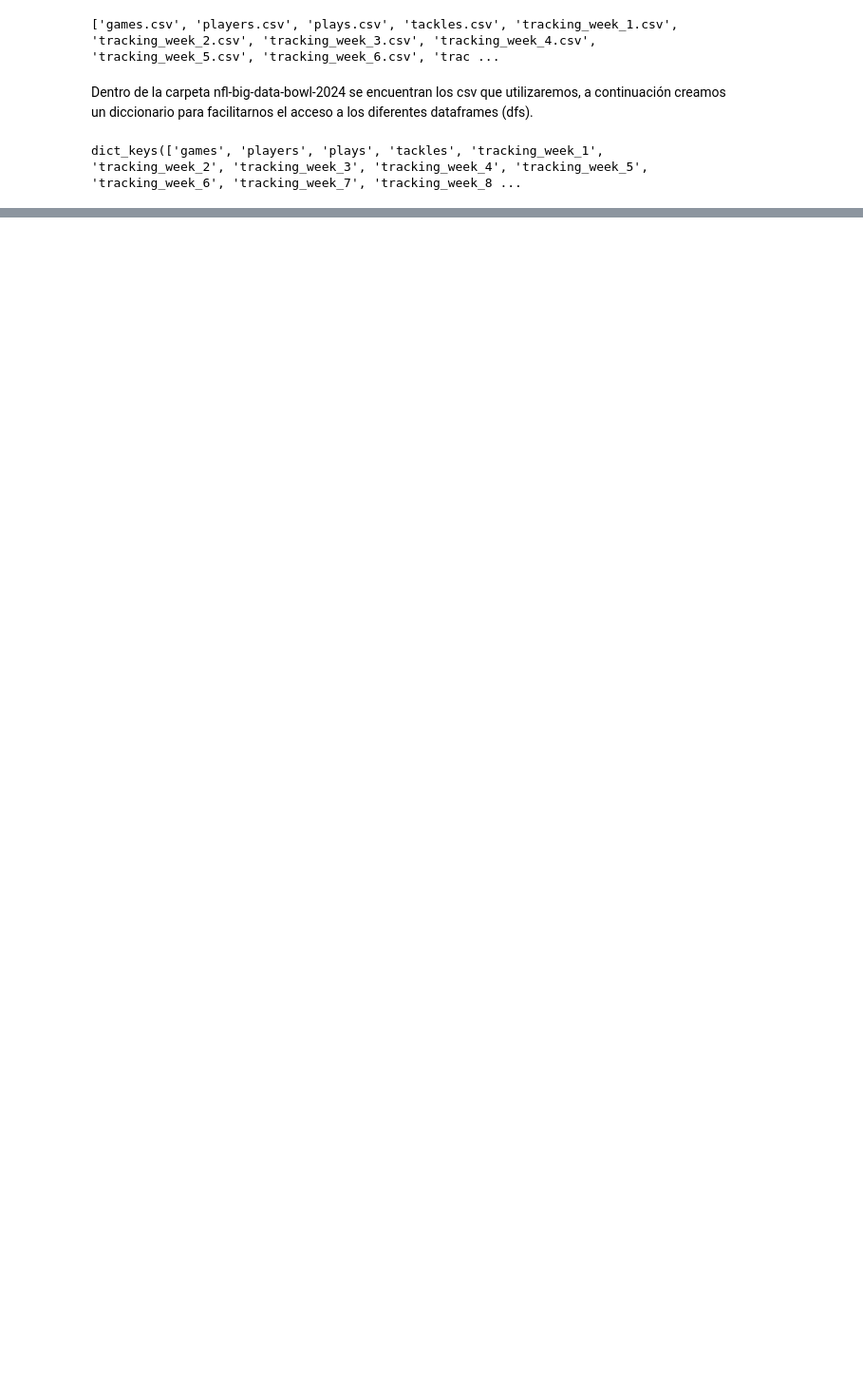
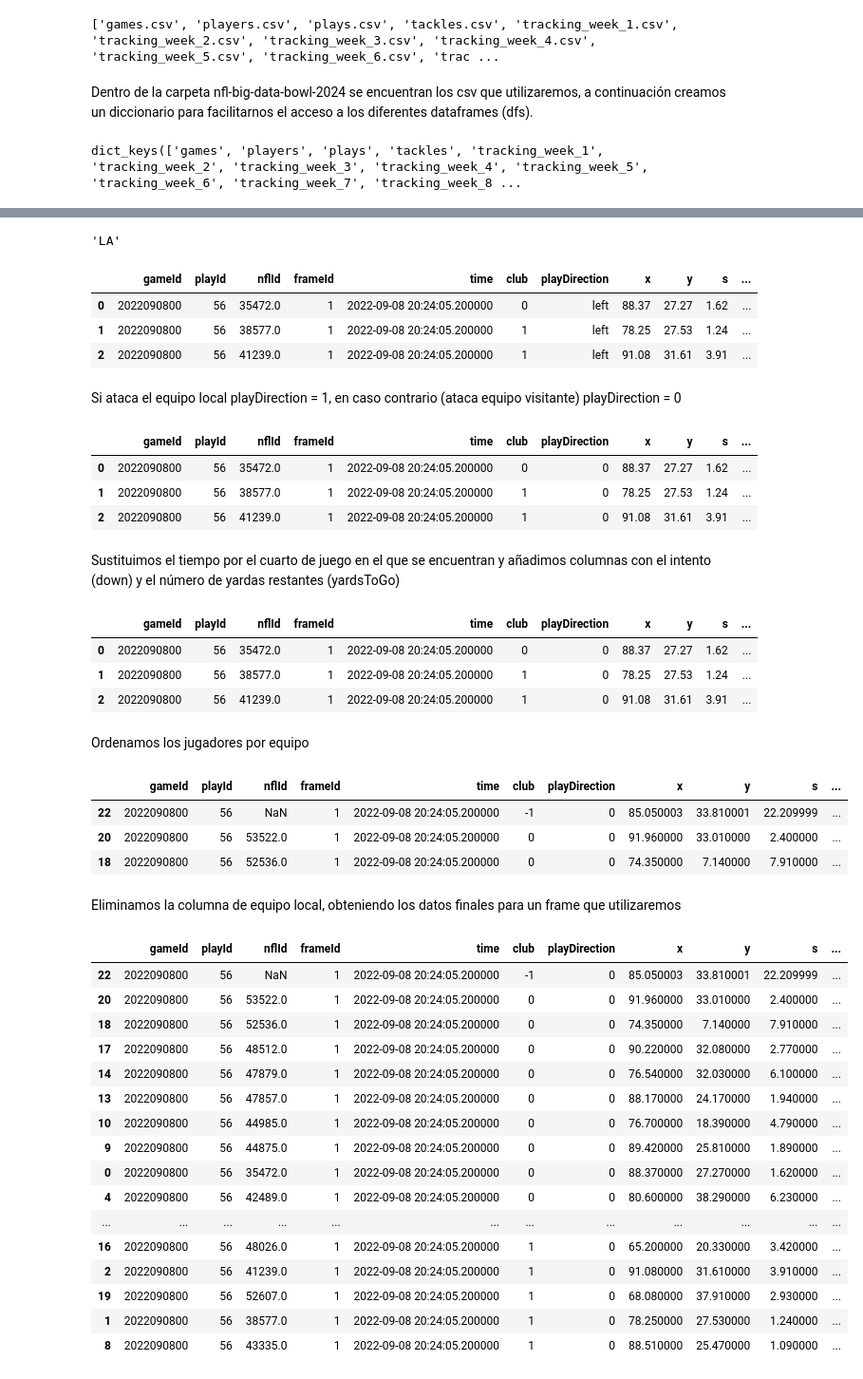
Before and after one commit to Alf-caput/NFL2022_TacklePredictNN, a Jupyter notebook: PracticaFinal_TacklingNFL.ipynb, the cells around one changed output, grey strips where cells are left out. Shown at 95% size. Saved outputs shown, nothing was run; the diff lists cells and outputs as text; code cells hidden in the pictures; blank space fills up the shorter version.

```diff
--- a/PracticaFinal_TacklingNFL.ipynb
+++ b/PracticaFinal_TacklingNFL.ipynb
@@ -71,2 +89,71 @@ See the caveats in the documentation: https://pandas.pydata.org/pandas-docs/stab
+# %%
+df_week1_game1_play1_frame1['homeTeamAbbr'].unique()[0]
+# %% [output]
+'LA'
+# %%
+local = df_week1_game1_play1_frame1['homeTeamAbbr'].unique()[0]
+df_week1_game1_play1_frame1.loc[df_week1_game1_play1_frame1['club'] == 'football', 'club'] = -1
+df_week1_game1_play1_frame1.loc[df_week1_game1_play1_frame1['club'] == local, 'club'] = 1
+df_week1_game1_play1_frame1.loc[(df_week1_game1_play1_frame1['club'] != -1) & (df_week1_game1_play1_frame1['club'] != 1), 'club'] = 0
+df_week1_game1_play1_frame1.head(3)
+# %% [output]
+|  | gameId | playId | nflId | frameId | time | club | playDirection | x | y | s | ... |
+| 0 | 2022090800 | 56 | 35472.0 | 1 | 2022-09-08 20:24:05.200000 | 0 | left | 88.37 | 27.27 | 1.62 | ... |
+| 1 | 2022090800 | 56 | 38577.0 | 1 | 2022-09-08 20:24:05.200000 | 1 | left | 78.25 | 27.53 | 1.24 | ... |
+| 2 | 2022090800 | 56 | 41239.0 | 1 | 2022-09-08 20:24:05.200000 | 1 | left | 91.08 | 31.61 | 3.91 | ... |
+# %% [markdown]
+Si ataca el equipo local playDirection = 1, en caso contrario (ataca equipo visitante) playDirection = 0
+# %%
+df_week1_game1_play1_frame1.loc[:, 'playDirection'] = int(df_week1_game1_play1_frame1['playDirection'].unique()[0] == 'right')
+df_week1_game1_play1_frame1.head(3)
+# %% [output]
+|  | gameId | playId | nflId | frameId | time | club | playDirection | x | y | s | ... |
+| 0 | 2022090800 | 56 | 35472.0 | 1 | 2022-09-08 20:24:05.200000 | 0 | 0 | 88.37 | 27.27 | 1.62 | ... |
+| 1 | 2022090800 | 56 | 38577.0 | 1 | 2022-09-08 20:24:05.200000 | 1 | 0 | 78.25 | 27.53 | 1.24 | ... |
+| 2 | 2022090800 | 56 | 41239.0 | 1 | 2022-09-08 20:24:05.200000 | 1 | 0 | 91.08 | 31.61 | 3.91 | ... |
+# %% [markdown]
+Sustituimos el tiempo por el cuarto de juego en el que se encuentran y añadimos columnas con el intento (down) y el número de yardas restantes (yardsToGo)
+# %%
+df_week1_game1_play1_frame1 = pd.merge(df_week1_game1_play1_frame1, dfs['plays'][['down', 'quarter', 'yardsToGo', 'gameId', 'playId']], on=['gameId', 'playId'], how='left')
+df_week1_game1_play1_frame1.drop(columns='time')
+df_week1_game1_play1_frame1.head(3)
+# %% [output]
+|  | gameId | playId | nflId | frameId | time | club | playDirection | x | y | s | ... |
+| 0 | 2022090800 | 56 | 35472.0 | 1 | 2022-09-08 20:24:05.200000 | 0 | 0 | 88.37 | 27.27 | 1.62 | ... |
+| 1 | 2022090800 | 56 | 38577.0 | 1 | 2022-09-08 20:24:05.200000 | 1 | 0 | 78.25 | 27.53 | 1.24 | ... |
+| 2 | 2022090800 | 56 | 41239.0 | 1 | 2022-09-08 20:24:05.200000 | 1 | 0 | 91.08 | 31.61 | 3.91 | ... |
+# %% [markdown]
+Ordenamos los jugadores por equipo
+# %%
+df_week1_game1_play1_frame1 = df_week1_game1_play1_frame1.sort_values(by='club', ascending=True)
+df_week1_game1_play1_frame1.head(3)
+# %% [output]
+|  | gameId | playId | nflId | frameId | time | club | playDirection | x | y | s | ... |
+| 22 | 2022090800 | 56 | NaN | 1 | 2022-09-08 20:24:05.200000 | -1 | 0 | 85.050003 | 33.810001 | 22.209999 | ... |
+| 20 | 2022090800 | 56 | 53522.0 | 1 | 2022-09-08 20:24:05.200000 | 0 | 0 | 91.960000 | 33.010000 | 2.400000 | ... |
+| 18 | 2022090800 | 56 | 52536.0 | 1 | 2022-09-08 20:24:05.200000 | 0 | 0 | 74.350000 | 7.140000 | 7.910000 | ... |
+# %% [markdown]
+Eliminamos la columna de equipo local, obteniendo los datos finales para un frame que utilizaremos
+# %%
+df_week1_game1_play1_frame1 = df_week1_game1_play1_frame1.drop(columns='homeTeamAbbr')
+df_week1_game1_play1_frame1
+# %% [output]
+|  | gameId | playId | nflId | frameId | time | club | playDirection | x | y | s | ... |
+| 22 | 2022090800 | 56 | NaN | 1 | 2022-09-08 20:24:05.200000 | -1 | 0 | 85.050003 | 33.810001 | 22.209999 | ... |
+| 20 | 2022090800 | 56 | 53522.0 | 1 | 2022-09-08 20:24:05.200000 | 0 | 0 | 91.960000 | 33.010000 | 2.400000 | ... |
+| 18 | 2022090800 | 56 | 52536.0 | 1 | 2022-09-08 20:24:05.200000 | 0 | 0 | 74.350000 | 7.140000 | 7.910000 | ... |
+| 17 | 2022090800 | 56 | 48512.0 | 1 | 2022-09-08 20:24:05.200000 | 0 | 0 | 90.220000 | 32.080000 | 2.770000 | ... |
+| 14 | 2022090800 | 56 | 47879.0 | 1 | 2022-09-08 20:24:05.200000 | 0 | 0 | 76.540000 | 32.030000 | 6.100000 | ... |
+| 13 | 2022090800 | 56 | 47857.0 | 1 | 2022-09-08 20:24:05.200000 | 0 | 0 | 88.170000 | 24.170000 | 1.940000 | ... |
+| 10 | 2022090800 | 56 | 44985.0 | 1 | 2022-09-08 20:24:05.200000 | 0 | 0 | 76.700000 | 18.390000 | 4.790000 | ... |
+| 9 | 2022090800 | 56 | 44875.0 | 1 | 2022-09-08 20:24:05.200000 | 0 | 0 | 89.420000 | 25.810000 | 1.890000 | ... |
+| 0 | 2022090800 | 56 | 35472.0 | 1 | 2022-09-08 20:24:05.200000 | 0 | 0 | 88.370000 | 27.270000 | 1.620000 | ... |
+| 4 | 2022090800 | 56 | 42489.0 | 1 | 2022-09-08 20:24:05.200000 | 0 | 0 | 80.600000 | 38.290000 | 6.230000 | ... |
+| ... | ... | ... | ... | ... | ... | ... | ... | ... | ... | ... | ... |
+| 16 | 2022090800 | 56 | 48026.0 | 1 | 2022-09-08 20:24:05.200000 | 1 | 0 | 65.200000 | 20.330000 | 3.420000 | ... |
+| 2 | 2022090800 | 56 | 41239.0 | 1 | 2022-09-08 20:24:05.200000 | 1 | 0 | 91.080000 | 31.610000 | 3.910000 | ... |
+| 19 | 2022090800 | 56 | 52607.0 | 1 | 2022-09-08 20:24:05.200000 | 1 | 0 | 68.080000 | 37.910000 | 2.930000 | ... |
+| 1 | 2022090800 | 56 | 38577.0 | 1 | 2022-09-08 20:24:05.200000 | 1 | 0 | 78.250000 | 27.530000 | 1.240000 | ... |
+| 8 | 2022090800 | 56 | 43335.0 | 1 | 2022-09-08 20:24:05.200000 | 1 | 0 | 88.510000 | 25.470000 | 1.090000 | ... |
 # %%
 import matplotlib.pyplot as plt
```
Also changed, not shown: parts of 7 cells of this notebook, 1 other file.
